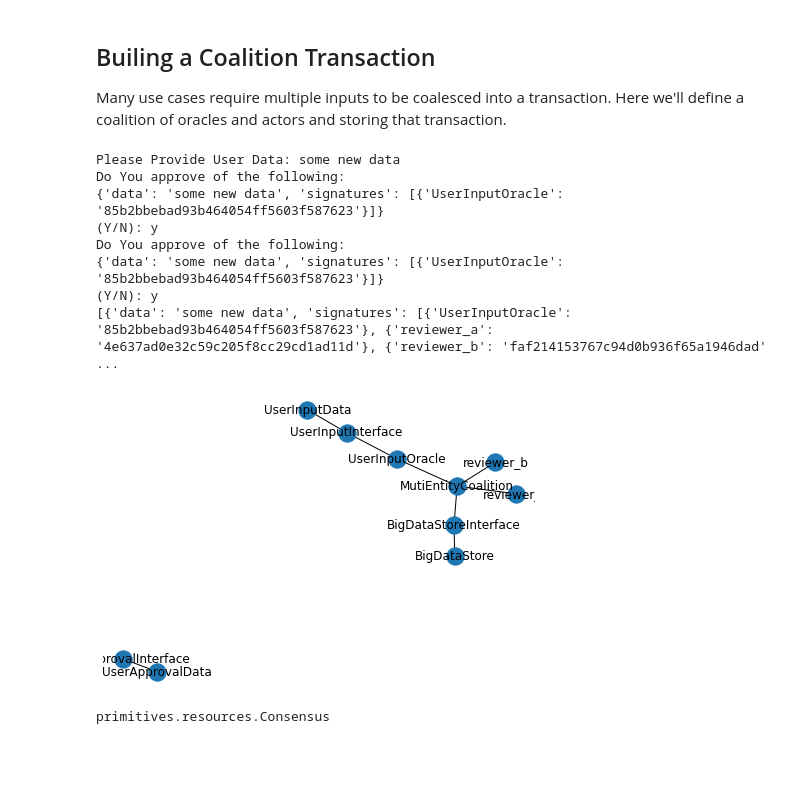
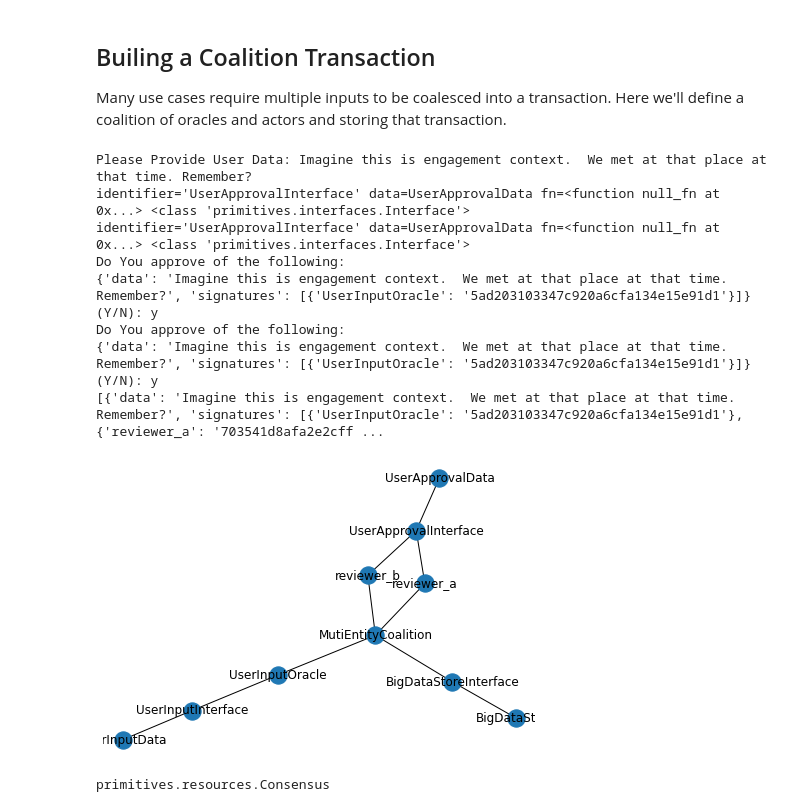
Before and after one commit to newnativeabq/graphdao, a Jupyter notebook: DaoGraphPOC.ipynb, the cells around one changed output. Saved outputs shown, nothing was run; the diff lists cells and outputs as text; code cells hidden in the pictures; blank space fills up the shorter version.

Commit message:
ENH: actor helpers, functioning data approval system

```diff
--- a/DaoGraphPOC.ipynb
+++ b/DaoGraphPOC.ipynb
@@ -849,38 +849,42 @@ def create_transaction(coalition: Actor, input_oracle: UserInput, data_interface
 create_transaction_function = Function(
     identifier='create_transaction',
     kwargs={'coalition': coalition, 'input_oracle':user_input_oracle, 'data_interface':interface},
     fn=create_transaction,
 )
 
 # Define the Action that the coalition will act on
 save_multi_sig = Action(
     identifier='MultiSigOracleTransaction',
     resources=[coalition, interface],
     actor=coalition,
     function=create_transaction_function,
 )
 
 # Register the actions with the graph
 dgraph.register_action(save_multi_sig)
+dgraph.register_actor(actors[0])
+dgraph.register_actor(actors[1])
 dgraph.register_oracle(user_input_oracle)
 dgraph.register_interface(interface)
 dgraph.register_interface(user_approval_interface)
 dgraph.register_coalition(coalition)
 
 
 save_multi_sig.execute()
 print(interface.read())
 dgraph.draw(with_labels=True)
 # %% [output]
-Please Provide User Data: some new data
+Please Provide User Data: Imagine this is engagement context.  We met at that place at that time. Remember?
+identifier='UserApprovalInterface' data=UserApprovalData fn=<function null_fn at 0x...> <class 'primitives.interfaces.Interface'>
+identifier='UserApprovalInterface' data=UserApprovalData fn=<function null_fn at 0x...> <class 'primitives.interfaces.Interface'>
 Do You approve of the following:
-{'data': 'some new data', 'signatures': [{'UserInputOracle': '85b2bbebad93b464054ff5603f587623'}]}
+{'data': 'Imagine this is engagement context.  We met at that place at that time. Remember?', 'signatures': [{'UserInputOracle': '5ad203103347c920a6cfa134e15e91d1'}]}
 (Y/N): y
 Do You approve of the following:
-{'data': 'some new data', 'signatures': [{'UserInputOracle': '85b2bbebad93b464054ff5603f587623'}]}
+{'data': 'Imagine this is engagement context.  We met at that place at that time. Remember?', 'signatures': [{'UserInputOracle': '5ad203103347c920a6cfa134e15e91d1'}]}
 (Y/N): y
-[{'data': 'some new data', 'signatures': [{'UserInputOracle': '85b2bbebad93b464054ff5603f587623'}, {'reviewer_a': '4e637ad0e32c59c205f8cc29cd1ad11d'}, {'reviewer_b': 'faf214153767c94d0b936f65a1946dad' ...
+[{'data': 'Imagine this is engagement context.  We met at that place at that time. Remember?', 'signatures': [{'UserInputOracle': '5ad203103347c920a6cfa134e15e91d1'}, {'reviewer_a': '703541d8afa2e2cff ...
-[figure, old version]
+[figure, new version]
 # %%
 type(user_acceptance_consensus)
 # %% [output]
```
Also changed, not shown: 1 other file.
